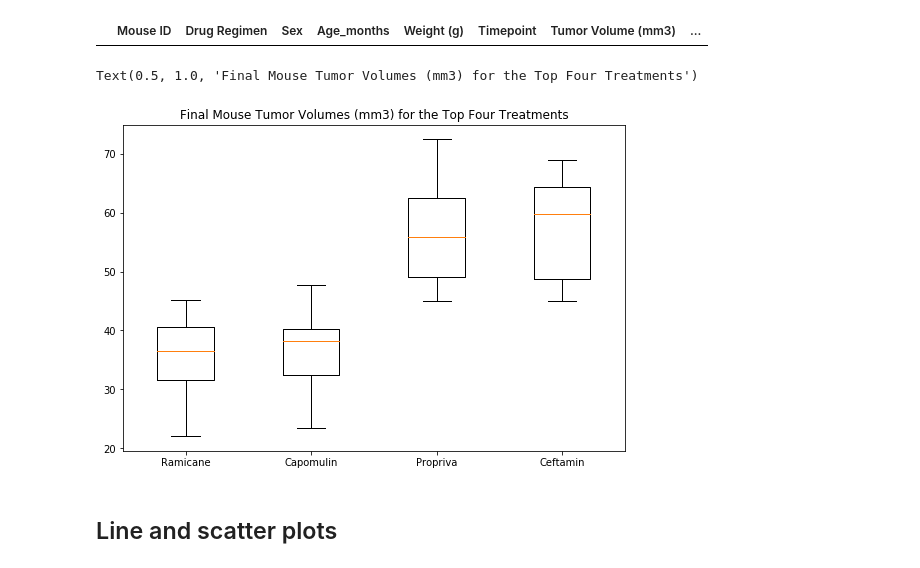
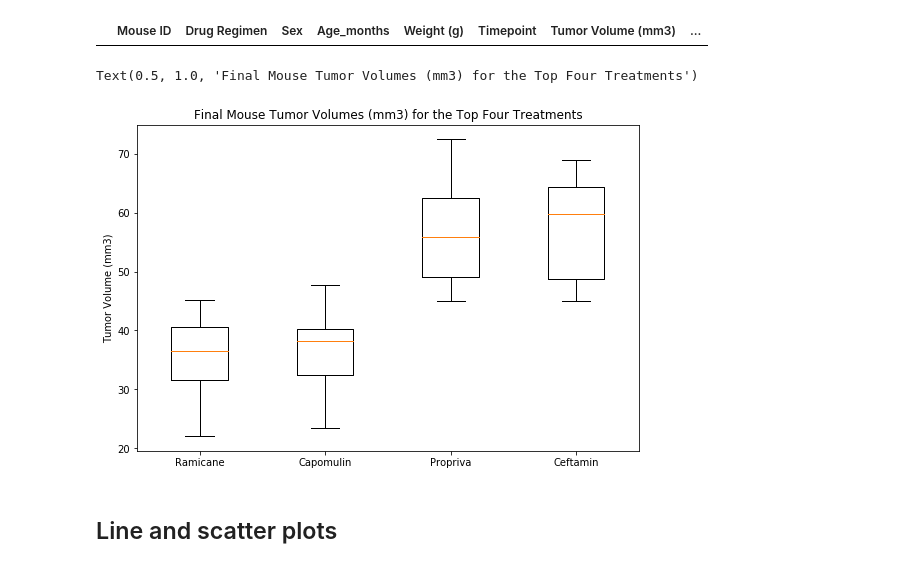
Before and after one commit to jackbarney-17/matplotlib-homework, a Jupyter notebook: pymaceuticals_hw.ipynb, the cells around one changed output. Cells and saved outputs as stored; diff of their text form; code cells hidden in the pictures.

Commit message:
Added y label to box plot

```diff
--- a/pymaceuticals_hw.ipynb
+++ b/pymaceuticals_hw.ipynb
@@ -232,22 +232,23 @@ The IQR for Ceftamin is: 15.577752179999997
 # %%
 # Generate a box plot of the final tumor volume of each mouse across four regimens of interest
 
 # Setting up boxplot data list
 data_to_plot = [ramicane, capomulin, propriva, ceftamin]
 
 # Creating figure
 fig = plt.figure(1, figsize=(9, 6))
 
 # Create an axes instance
 ax = fig.add_subplot()
 
 # Creating boxplot
 bp = ax.boxplot(data_to_plot)
 ax.set_xticklabels(["Ramicane", "Capomulin", "Propriva", "Ceftamin"])
+plt.ylabel("Tumor Volume (mm3)")
 plt.title("Final Mouse Tumor Volumes (mm3) for the Top Four Treatments")
 # %% [output]
 Text(0.5, 1.0, 'Final Mouse Tumor Volumes (mm3) for the Top Four Treatments')
-[figure, old version]
+[figure, new version]
 # %% [markdown]
 ## Line and scatter plots
 # %%
```
